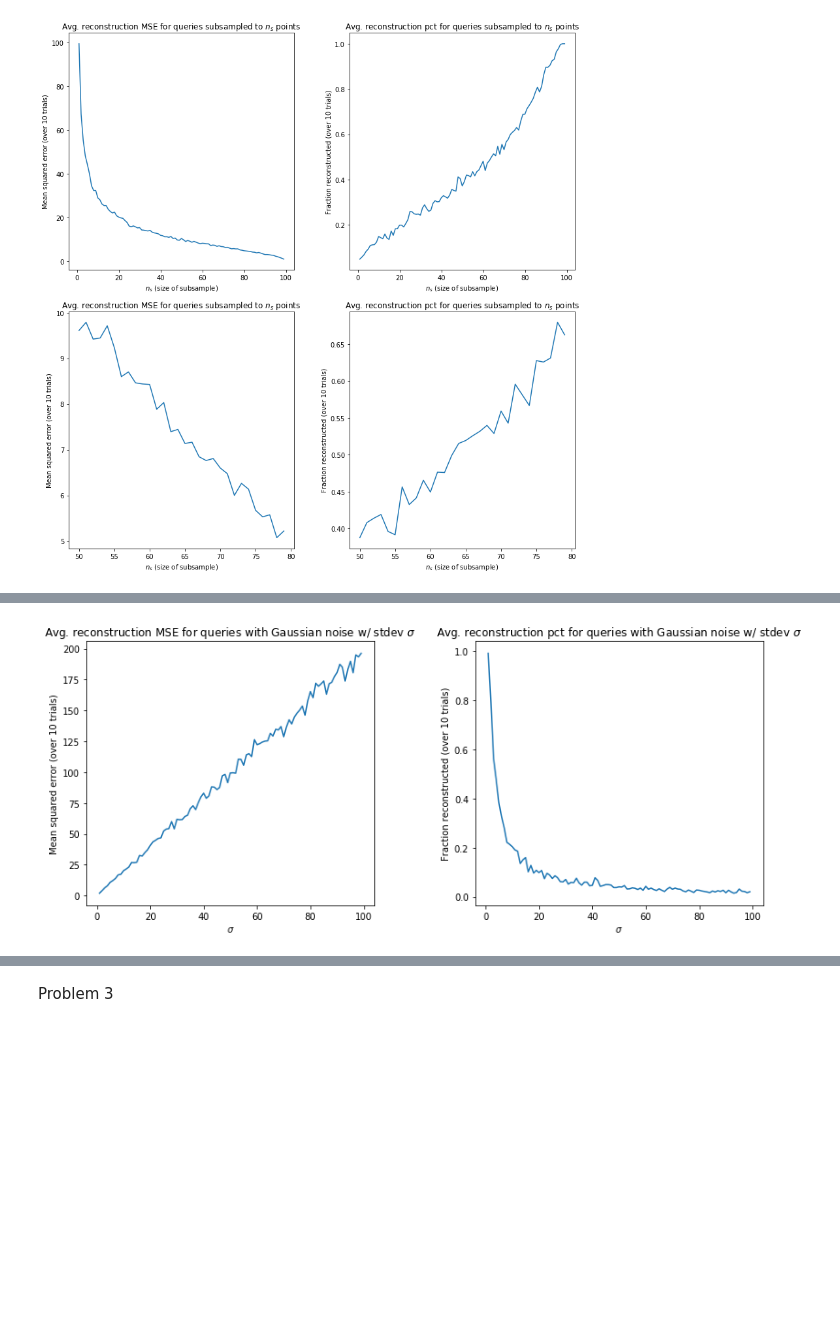
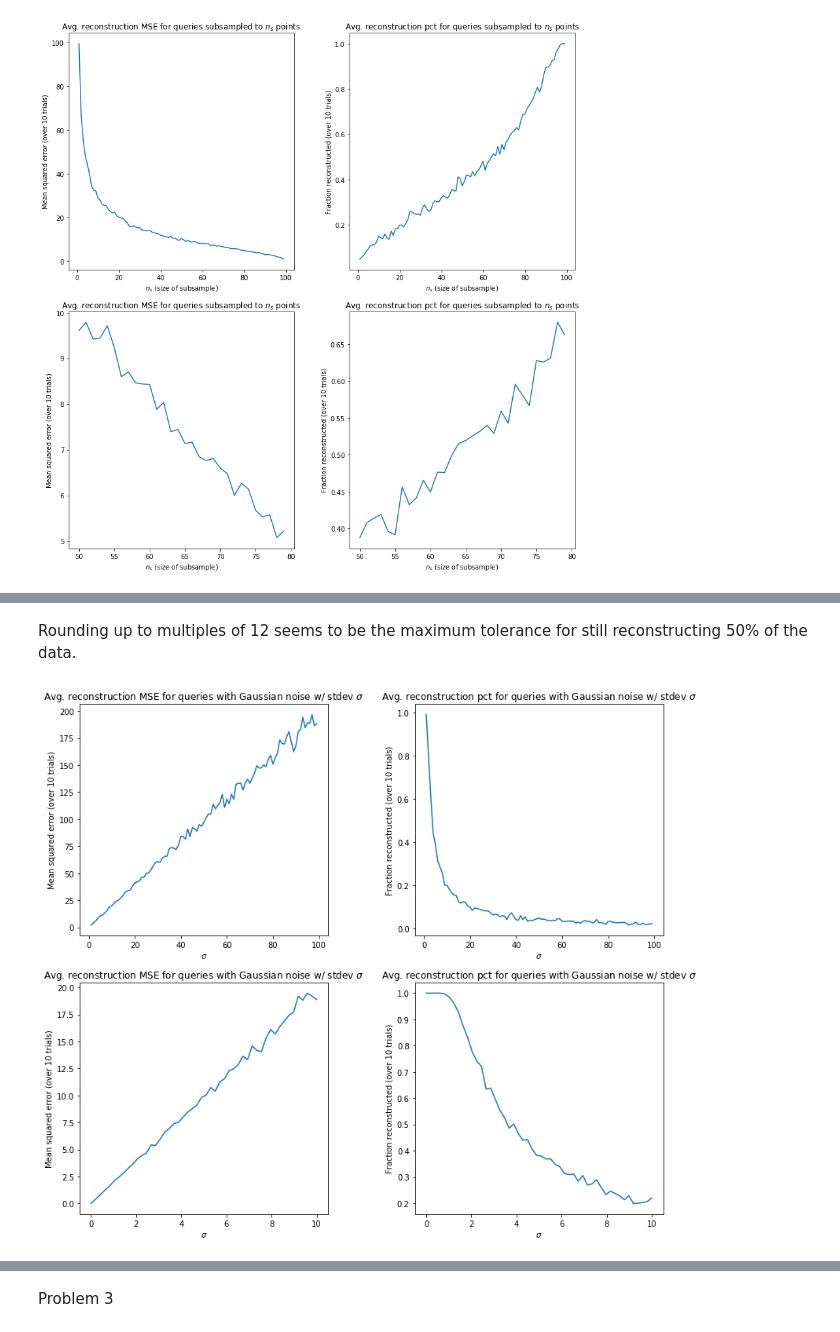
Before and after one commit to yo-shavit/cs208, a Jupyter notebook: homework/Homework 1.ipynb, the cells around one changed output, grey strips where cells are left out. Saved outputs shown, nothing was run; the diff lists cells and outputs as text; code cells hidden in the pictures; blank space fills up the shorter version.

```diff
--- a/homework/Homework 1.ipynb
+++ b/homework/Homework 1.ipynb
@@ -273,15 +274,36 @@ for i, value in tqdm(enumerate(varied_values), total=varied_values.shape[0]):
+# %% [markdown]
+Rounding up to multiples of 12 seems to be the maximum tolerance for still reconstructing 50% of the data.
+# %%
+avg_mse_noise,avg_pc_noise = run_reconstruction_experiment(varied_param="noise_sigma")
+# %%
+narrowed_range_noise = np.linspace(0, 10, 50)
+avg_mse_noise_narrowed, avg_pc_noise_narrowed = run_reconstruction_experiment(
+    varied_param="noise_sigma",
+    value_range=narrowed_range_noise,
+    n_trials_per=20
+)
 # %%
-plt.subplots(1, 2, figsize=(12, 5))
-plt.subplot(1, 2, 1)
-plt.plot(varied_values, avg_mse)
+plt.subplots(2, 2, figsize=(12, 10))
+plt.subplot(2, 2, 1)
+plt.plot(original_range, avg_mse_noise)
 plt.title("Avg. reconstruction MSE for queries with Gaussian noise w/ stdev $\sigma$")
 plt.xlabel("$\sigma$")
 plt.ylabel("Mean squared error (over 10 trials)")
-plt.subplot(1, 2, 2)
-plt.plot(varied_values, avg_pct_correct)
+plt.subplot(2, 2, 2)
+plt.plot(original_range, avg_pc_noise)
+plt.title("Avg. reconstruction pct for queries with Gaussian noise w/ stdev $\sigma$")
+plt.xlabel("$\sigma$")
+plt.ylabel("Fraction reconstructed (over 10 trials)")
+plt.subplot(2, 2, 3)
+plt.plot(narrowed_range_noise, avg_mse_noise_narrowed)
+plt.title("Avg. reconstruction MSE for queries with Gaussian noise w/ stdev $\sigma$")
+plt.xlabel("$\sigma$")
+plt.ylabel("Mean squared error (over 10 trials)")
+plt.subplot(2, 2, 4)
+plt.plot(narrowed_range_noise, avg_pc_noise_narrowed)
 plt.title("Avg. reconstruction pct for queries with Gaussian noise w/ stdev $\sigma$")
 plt.xlabel("$\sigma$")
 plt.ylabel("Fraction reconstructed (over 10 trials)")
 plt.tight_layout()
 # %% [output]
-[figure, old version]
+[figure, new version]
```
Also changed, not shown: parts of 11 cells of this notebook.
